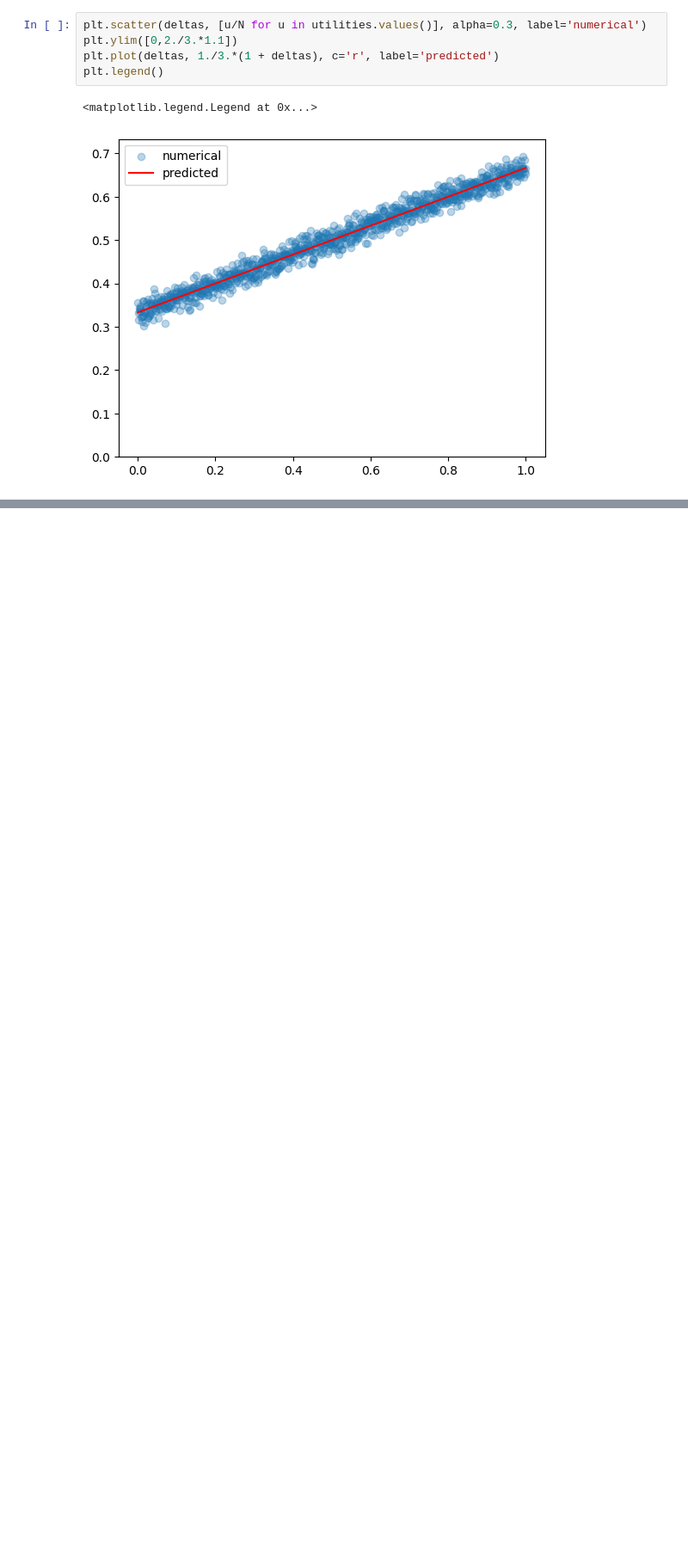
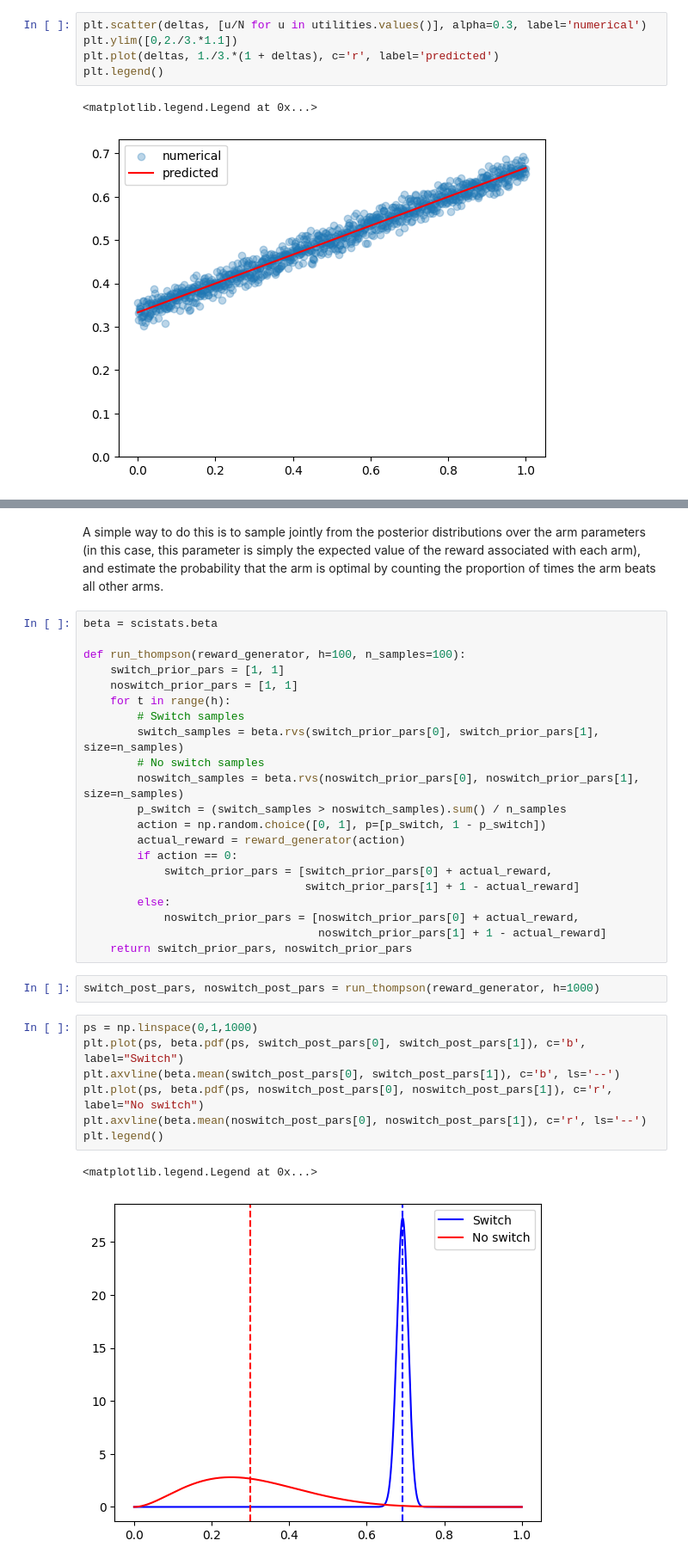
Before and after one commit to joelnmdyer/MontyHallProblem, a Jupyter notebook: The Monty Hall Problem.ipynb, the cells around one changed output, grey strips where cells are left out. Shown at 86% size. Saved outputs shown, nothing was run; the diff lists cells and outputs as text; blank space fills up the shorter version.

```diff
--- a/The Monty Hall Problem.ipynb
+++ b/The Monty Hall Problem.ipynb
@@ -245,0 +343,35 @@ plt.legend()
+# %% [markdown]
+A simple way to do this is to sample jointly from the posterior distributions over the arm parameters (in this case, this parameter is simply the expected value of the reward associated with each arm), and estimate the probability that the arm is optimal by counting the proportion of times the arm beats all other arms.
+# %%
+beta = scistats.beta
+
+def run_thompson(reward_generator, h=100, n_samples=100):
+    switch_prior_pars = [1, 1]
+    noswitch_prior_pars = [1, 1]
+    for t in range(h):
+        # Switch samples
+        switch_samples = beta.rvs(switch_prior_pars[0], switch_prior_pars[1], size=n_samples)
+        # No switch samples
+        noswitch_samples = beta.rvs(noswitch_prior_pars[0], noswitch_prior_pars[1], size=n_samples)
+        p_switch = (switch_samples > noswitch_samples).sum() / n_samples
+        action = np.random.choice([0, 1], p=[p_switch, 1 - p_switch])
+        actual_reward = reward_generator(action)
+        if action == 0:
+            switch_prior_pars = [switch_prior_pars[0] + actual_reward,
+                                 switch_prior_pars[1] + 1 - actual_reward]
+        else:
+            noswitch_prior_pars = [noswitch_prior_pars[0] + actual_reward,
+                                   noswitch_prior_pars[1] + 1 - actual_reward]
+    return switch_prior_pars, noswitch_prior_pars
+# %%
+switch_post_pars, noswitch_post_pars = run_thompson(reward_generator, h=1000)
+# %%
+ps = np.linspace(0,1,1000)
+plt.plot(ps, beta.pdf(ps, switch_post_pars[0], switch_post_pars[1]), c='b', label="Switch")
+plt.axvline(beta.mean(switch_post_pars[0], switch_post_pars[1]), c='b', ls='--')
+plt.plot(ps, beta.pdf(ps, noswitch_post_pars[0], noswitch_post_pars[1]), c='r', label="No switch")
+plt.axvline(beta.mean(noswitch_post_pars[0], noswitch_post_pars[1]), c='r', ls='--')
+plt.legend()
+# %% [output]
+<matplotlib.legend.Legend at 0x...>
+[figure, added]
```
Also changed, not shown: parts of 19 cells of this notebook.
